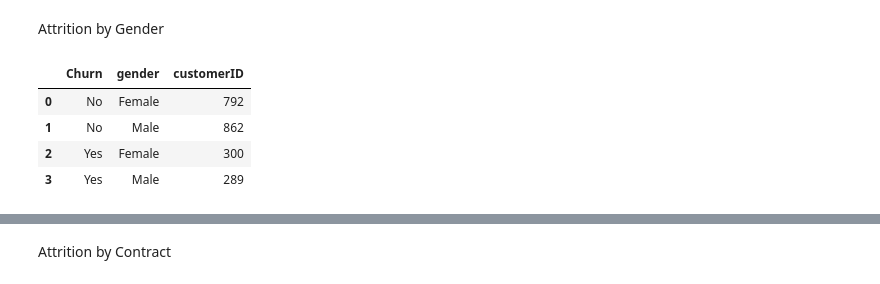
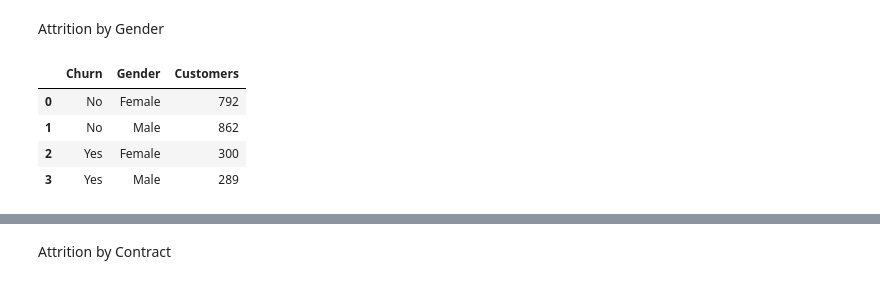
Before and after one commit to SammyOngaya/qml, a Jupyter notebook: qml/Notebooks/Telco-Customer-Churn.ipynb, the cells around one changed output, grey strips where cells are left out. Saved outputs shown, nothing was run; the diff lists cells and outputs as text; code cells hidden in the pictures.

```diff
--- a/qml/Notebooks/Telco-Customer-Churn.ipynb
+++ b/qml/Notebooks/Telco-Customer-Churn.ipynb
@@ -101,9 +103,10 @@ contract_barchart.update_layout(legend=dict(yanchor="top",y=0.95,xanchor="left",
 Attrition by Gender
 # %%
 gender_attrition_df=df.groupby( [ "Churn","gender"], as_index=False )["customerID"].count()
+gender_attrition_df.columns=['Churn','Gender','Customers']
 gender_attrition_df
 # %% [output]
-|  | Churn | gender | customerID |
+|  | Churn | Gender | Customers |
 | 0 | No | Female | 792 |
 | 1 | No | Male | 862 |
 | 2 | Yes | Female | 300 |
```
Also changed, not shown: parts of 6 cells of this notebook.
